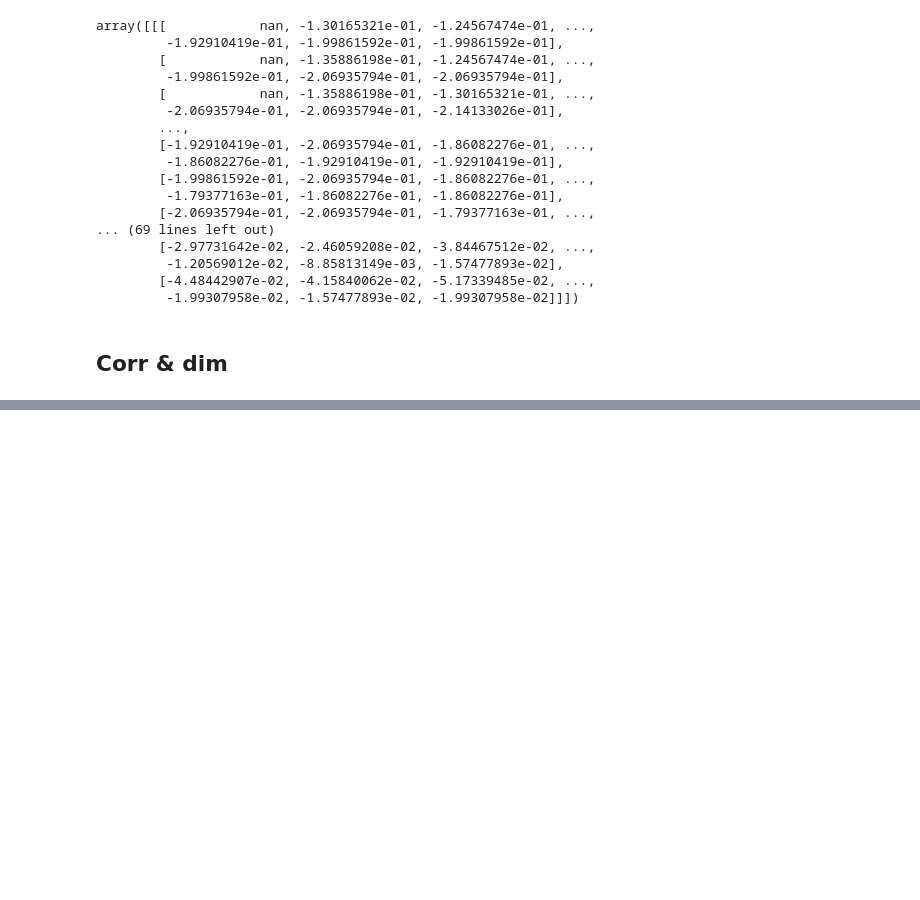
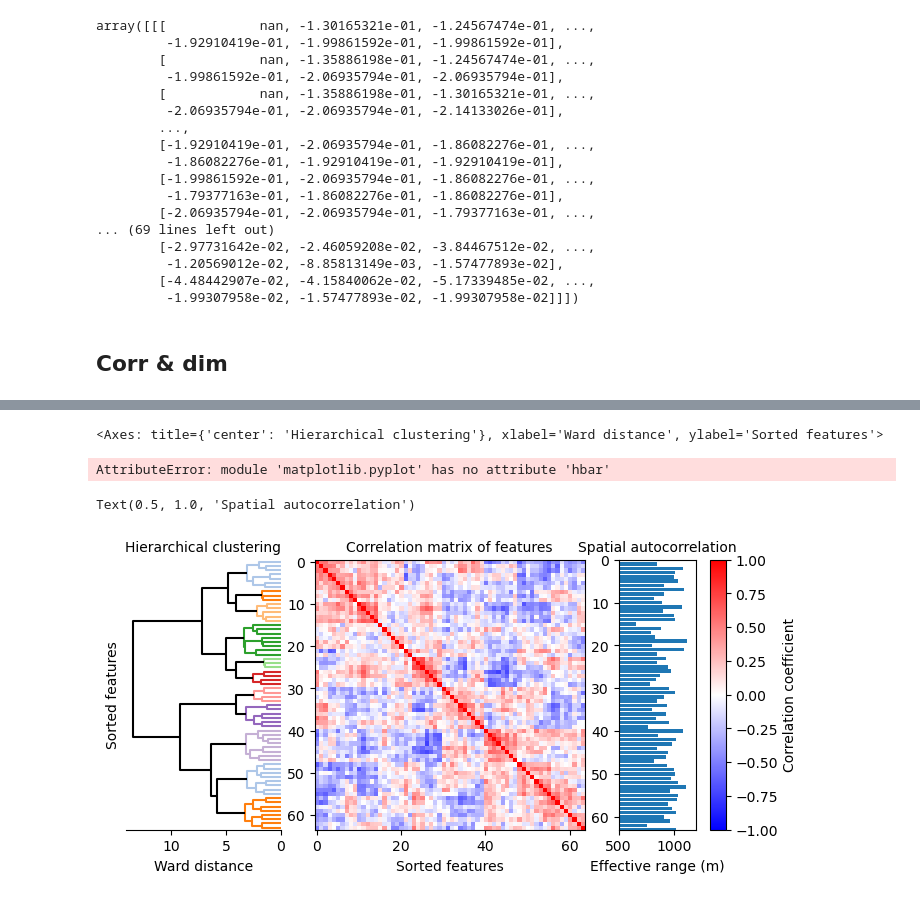
Before and after one commit to vdplasthijs/NeurEO, a Jupyter notebook: notebooks/Hypothesis free analysis.ipynb, the cells around one changed output, grey strips where cells are left out. Drawn from its saved outputs; the diff is of its cells as text; code cells hidden in the pictures; blank space fills up the shorter version.

Commit message:
spatial autocrr

```diff
--- a/notebooks/Hypothesis free analysis.ipynb
+++ b/notebooks/Hypothesis free analysis.ipynb
@@ -315,0 +205,54 @@ plt.show()
+# %%
+ax_left
+# %% [output]
+<Axes: title={'center': 'Hierarchical clustering'}, xlabel='Ward distance', ylabel='Sorted features'>
+# %%
+plt.bar(np.arange(len(mean_moran)), mean_moran[inds_sort])
+# %% [output]
+AttributeError: module 'matplotlib.pyplot' has no attribute 'hbar'
+# %%
+colors_clusters = {ii: col for ii, col in enumerate(['#4477AA', '#EE6677', '#228833', '#CCBB44', '#66CCEE', '#AA3377', '#BBBBBB'])}
+# plt.rcParams['axes.prop_cycle'] = plt.cycler(color=colors_clusters.values())
+plt.rcParams['axes.prop_cycle'] = plt.cycler(color=plt.cm.tab20.colors)
+# fig, ax = plt.subplots(1, 2, figsize=(7, 4), gridspec_kw={'width_ratios': [1, 2], 'hspace': 0.0})
+fig = plt.figure(figsize=(8, 3))
+
+gs_left = fig.add_gridspec(1, 4, width_ratios=[2, 4, 1, 0.2], wspace=0.1,
+                           left=0, right=0.75, bottom=0.05, top=0.95)
+gs_right = fig.add_gridspec(2, 1, left=0.85, right=1, bottom=0.05, top=0.95, hspace=0.3)
+ax_left = [fig.add_subplot(gs_left[:, ii]) for ii in range(4)]
+# ax_right = [fig.add_subplot(gs_right[ii, :]) for ii in range(2)]
+## Hierarchical clustering of features
+corr_mat = np.corrcoef(features_all)
+Z = linkage(corr_mat, 'ward')
+dendro = dendrogram(Z, orientation='left', leaf_rotation=0.,
+                    leaf_font_size=8., ax=ax_left[0], color_threshold=4,
+                    above_threshold_color='k', #link_color_func=lambda k: colors_clusters[fcluster(Z, 7, criterion='maxclust')[k]] ,
+                    leaf_label_func=lambda x: str() if x % 10 == 0 else '')
+ax_left[0].set_title('Hierarchical clustering', fontsize=10)
+ax_left[0].set_xlabel('Ward distance')
+ax_left[0].set_ylabel('Sorted features')
+ax_left[0].invert_yaxis()
+for sp in ['left', 'top', 'right']:
+    ax_left[0].spines[sp].set_visible(False)
+
+
+corr_mat_sorted = corr_mat[dendro['leaves'], :][:, dendro['leaves']]
+ax_left[1].imshow(corr_mat_sorted, vmin=-1, vmax=1, cmap='bwr')
+ax_left[1].set_xlabel('Sorted features')
+ax_left[1].set_title('Correlation matrix of features', fontsize=10)
+## cbar
+cbar = plt.colorbar(mappable=ax_left[1].images[0], ax=ax_left[1], #fraction=0.046, pad=0.04,
+                    cax=ax_left[3],
+                    label='Correlation coefficient')
+
+
+ax_left[2].barh(np.arange(len(mean_moran)), mat_effective_range_sorted.mean(axis=1))
+ax_left[2].set_xlim(500, 1200)
+ax_left[2].set_ylim(0, 63)
+ax_left[2].invert_yaxis()
+ax_left[2].set_xlabel("Effective range (m)")
+ax_left[2].set_title("Spatial autocorrelation", fontsize=10)
+# %% [output]
+Text(0.5, 1.0, 'Spatial autocorrelation')
+[figure, added]
```
Also changed, not shown: parts of 23 cells of this notebook, 3 other files.
